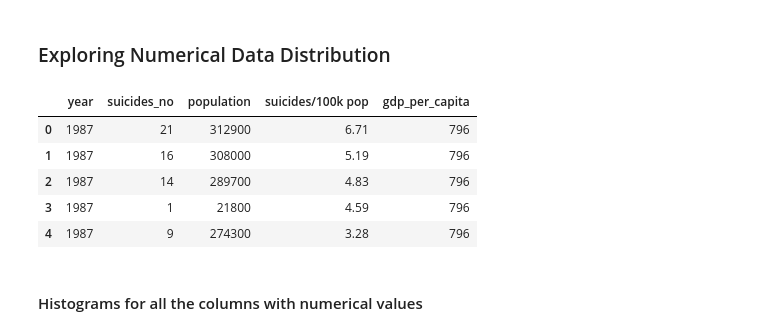
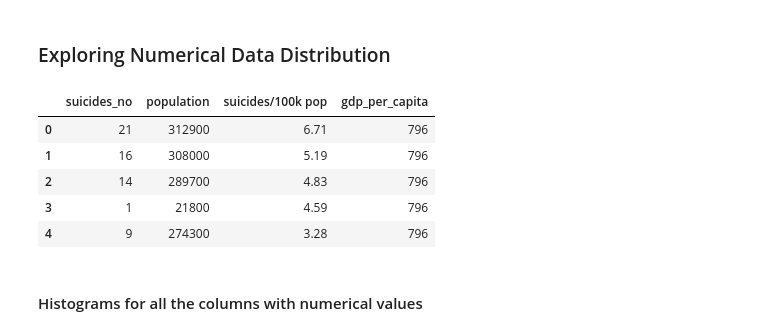
Before and after one commit to ebonnecab/int3-data-analysis, a Jupyter notebook: analysis.ipynb, the cells around one changed output. Drawn from its saved outputs; the diff is of its cells as text; code cells hidden in the pictures.

```diff
--- a/analysis.ipynb
+++ b/analysis.ipynb
@@ -109,14 +102,15 @@ df.describe(include="all")
 # %%
 #numerical data is separated into it's own dataframe
 num_df = df.select_dtypes(include = ['float64', 'int64'])
+del num_df['year']
 num_df.head()
 # %% [output]
-|  | year | suicides_no | population | suicides/100k pop | gdp_per_capita |
-| 0 | 1987 | 21 | 312900 | 6.71 | 796 |
-| 1 | 1987 | 16 | 308000 | 5.19 | 796 |
-| 2 | 1987 | 14 | 289700 | 4.83 | 796 |
-| 3 | 1987 | 1 | 21800 | 4.59 | 796 |
-| 4 | 1987 | 9 | 274300 | 3.28 | 796 |
+|  | suicides_no | population | suicides/100k pop | gdp_per_capita |
+| 0 | 21 | 312900 | 6.71 | 796 |
+| 1 | 16 | 308000 | 5.19 | 796 |
+| 2 | 14 | 289700 | 4.83 | 796 |
+| 3 | 1 | 21800 | 4.59 | 796 |
+| 4 | 9 | 274300 | 3.28 | 796 |
 # %% [markdown]
 #### Histograms for all the columns with numerical values
 # %%
```
Also changed, not shown: parts of 17 cells of this notebook.
